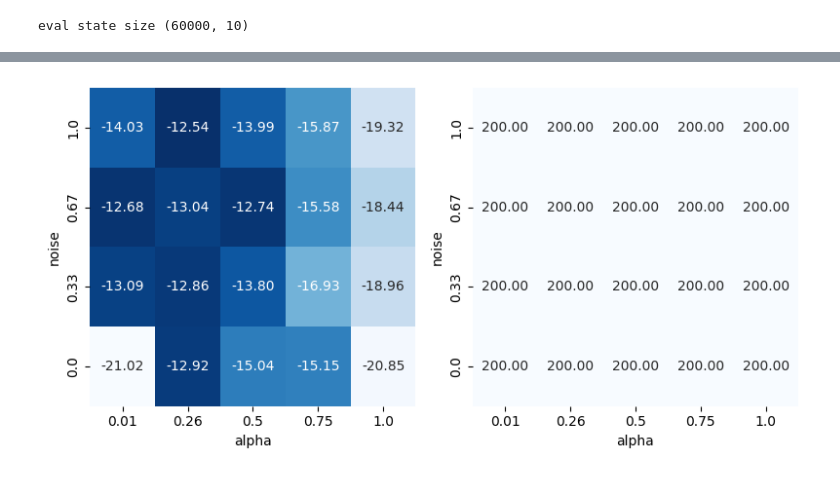
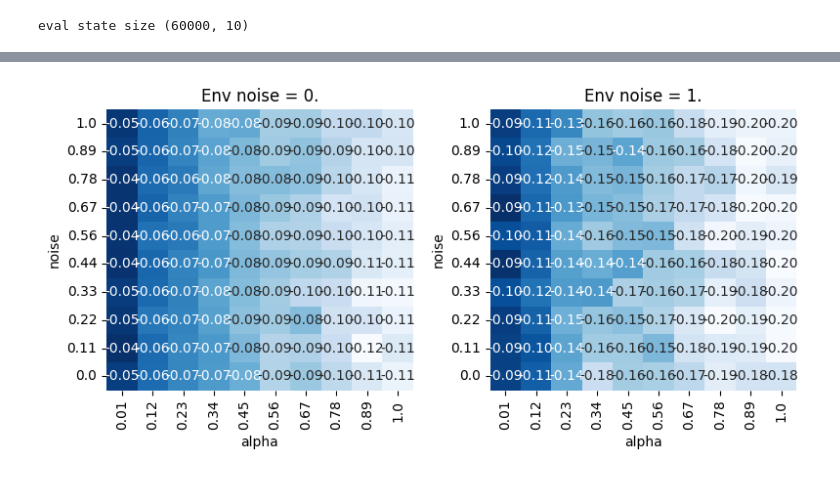
Before and after one commit to KilianFt/LIFT, a Jupyter notebook: notebooks/teacher_meta_analysis.ipynb, the cells around one changed output, grey strips where cells are left out. Saved outputs shown, nothing was run; the diff lists cells and outputs as text; code cells hidden in the pictures.

```diff
--- a/notebooks/teacher_meta_analysis.ipynb
+++ b/notebooks/teacher_meta_analysis.ipynb
@@ -33,7 +34,7 @@ class ConditionedTeacher:
     def sample_action(self, obs, sample_mean):
         obs_ = copy.deepcopy(obs)
         obs_["observation"][..., -1] = self.noise
-        # obs_["observation"][..., -1] = self.alpha
+        obs_["observation"][..., -1] = self.alpha
         return self.teacher.sample_action(obs_, sample_mean)
 # %%
 # generate traj
@@ -76,10 +77,9 @@ noise = 0.
 alpha = 0.
 
 num_rows = 10
-num_cols = 1
+num_cols = 10
 teacher_noises = torch.linspace(0.001, 1., steps=num_rows)
-# teacher_alphas = torch.linspace(0.01, 1., steps=num_cols)
-teacher_alphas = [0.]
+teacher_alphas = torch.linspace(0.01, 1., steps=num_cols)
 
 eval_data_1 = [[None for _ in range(num_cols)] for _ in range(num_rows)]
 for i, teacher_noise in enumerate(teacher_noises):
@@ -99,10 +99,9 @@ noise = 1.
 alpha = 1.
 
 num_rows = 10
-num_cols = 1
+num_cols = 10
 teacher_noises = torch.linspace(0.001, 1., steps=num_rows)
-# teacher_alphas = torch.linspace(0.01, 1., steps=num_cols)
-teacher_alphas = [0.]
+teacher_alphas = torch.linspace(0.01, 1., steps=num_cols)
 
 eval_data_2 = [[None for _ in range(num_cols)] for _ in range(num_rows)]
 for i, teacher_noise in enumerate(teacher_noises):
@@ -279,0 +305,14 @@ plt.show()
+# %%
+# plot state feature distributions
+state_idxs = np.arange(state_dim - 1)
+fig, ax = plt.subplots(len(state_idxs), 2, figsize=(10, 15), sharex="row")
+for i, s in enumerate(state_idxs):
+    for j in range(len(teacher_alphas)):
+        ax[i, 0].hist(eval_data_1[0][j]["obs"]["observation"][:, i], bins="fd", alpha=0.6, label="alpha = {:.2f}".format(teacher_alphas[j]))
+        ax[i, 1].hist(eval_data_2[0][j]["obs"]["observation"][:, i], bins="fd", alpha=0.6, label="alpha = {:.2f}".format(teacher_alphas[j]))
+ax[0, 0].legend()
+ax[0, 0].set_title("env noise = 0.")
+ax[0, 1].set_title("env noise = 1.")
+
+plt.tight_layout()
+plt.show()
@@ -280,19 +321,21 @@ plt.show()
 # %%
 def plot_heat_map(eval_stats, ax, xlabel, ylabel):
     df = pd.DataFrame(
         eval_stats,
         index=[round(i, 2) for i in teacher_noises.tolist()],
         columns=[round(i, 2) for i in teacher_alphas.tolist()],
     )
     sns.heatmap(df, annot=True, cbar=False, fmt=".2f", cmap="Blues", ax=ax)
     ax.invert_yaxis()
     ax.set_xlabel(xlabel)
     ax.set_ylabel(ylabel)
 
-# fig, ax = plt.subplots(1, 2, figsize=(8, 4))
-# plot_heat_map(eval_rwd, ax[0], "alpha", "noise")
-# plot_heat_map(eval_len, ax[1], "alpha", "noise")
-# plt.tight_layout()
-# plt.show()
+fig, ax = plt.subplots(1, 2, figsize=(8, 4))
+plot_heat_map(eval_rwd_mean_1, ax[0], "alpha", "noise")
+plot_heat_map(eval_rwd_mean_2, ax[1], "alpha", "noise")
+ax[0].set_title("Env noise = 0.")
+ax[1].set_title("Env noise = 1.")
+plt.tight_layout()
+plt.show()
 # %% [output]
-[figure, old version]
+[figure, new version]
```
Also changed, not shown: parts of 9 cells of this notebook.
